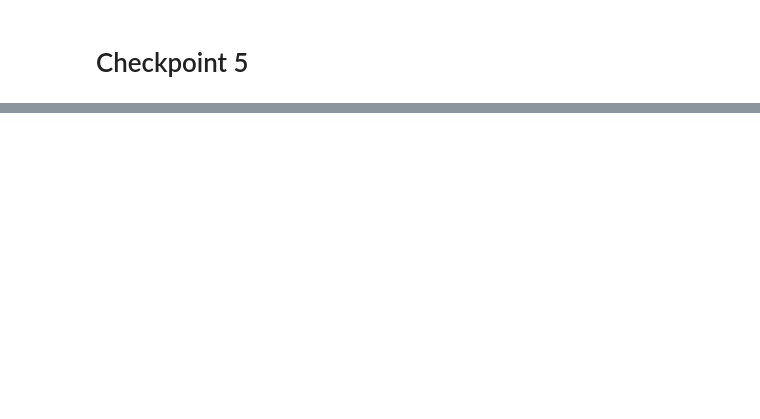
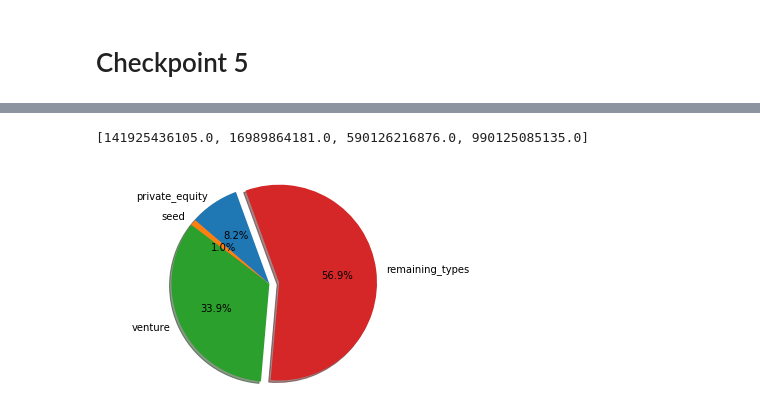
Before and after one commit to Nav33nn/investmentAnalysis, a Jupyter notebook: InvestmentAnalysis/investmentAnalysis_assignment.ipynb, the cells around one changed output, grey strips where cells are left out. Saved outputs shown, nothing was run; the diff lists cells and outputs as text; code cells hidden in the pictures; blank space fills up the shorter version.

```diff
--- a/InvestmentAnalysis/investmentAnalysis_assignment.ipynb
+++ b/InvestmentAnalysis/investmentAnalysis_assignment.ipynb
@@ -485,0 +774,20 @@ D1
+# %%
+remaining_amount = (plot1[(plot1['funding_round_type']!='venture') | (plot1['funding_round_type']!='seed') | (plot1['funding_round_type']!='private_equity')]).raised_amount_usd.sum()
+# %%
+amount_array = amount_array.tolist()
+# %%
+amount_array.append(remaining_amount)
+# %%
+amount_array
+# %% [output]
+[141925436105.0, 16989864181.0, 590126216876.0, 990125085135.0]
+# %%
+labels = ['private_equity','seed','venture','remaining_types']
+explode = (0, 0, 0, 0.1)
+# %%
+fig1, ax1 = plt.subplots()
+ax1.pie(amount_array, explode=explode, labels=labels, autopct='%1.1f%%',shadow=True, startangle=110)
+ax1.axis('equal')
+plt.show()
+# %% [output]
+[figure, added]
```
Also changed, not shown: parts of 42 cells of this notebook, 5 other files.
